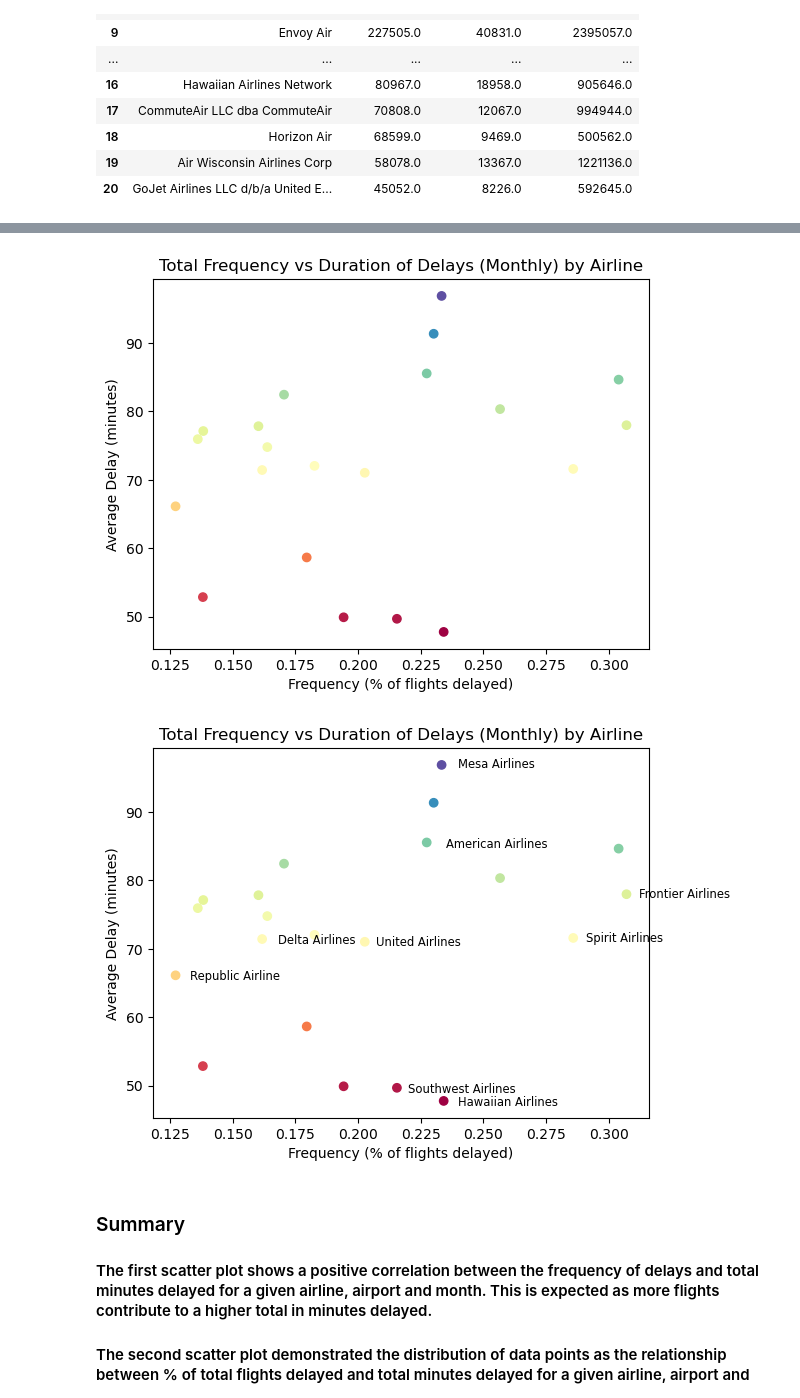
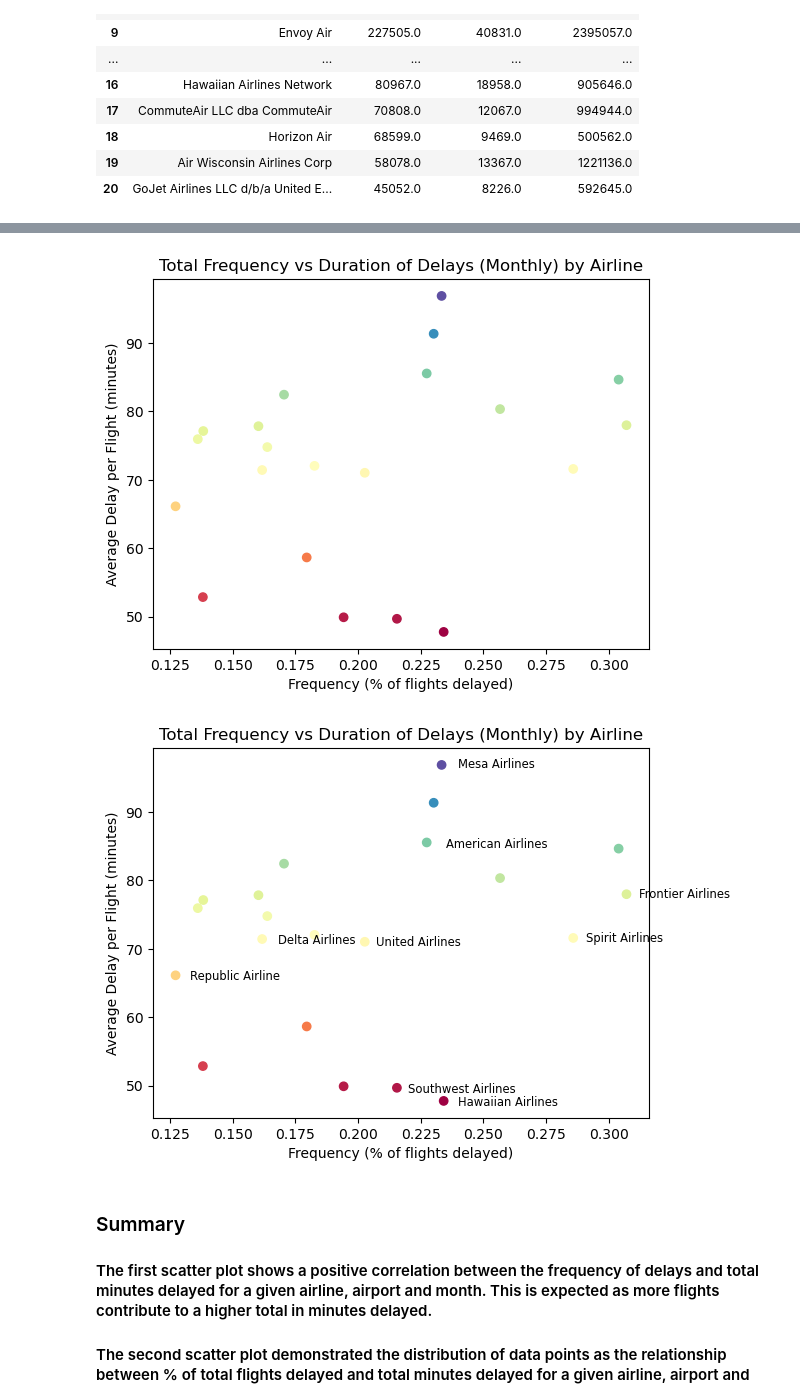
Before and after one commit to elisabethjansen/project3, a Jupyter notebook: Data_exploration_Brittany_T.ipynb, the cells around one changed output, grey strips where cells are left out. Cells and saved outputs as stored; diff of their text form; code cells hidden in the pictures.

Commit message:
added Brittany's analysis and visuals

```diff
--- a/Data_exploration_Brittany_T.ipynb
+++ b/Data_exploration_Brittany_T.ipynb
@@ -216,19 +216,19 @@ rank_time
 # %%
 # Tell matplotlib to create a scatter plot using frequency vs duration where the color of each point is determined by their y value
 
 plt.scatter(airratio, airavemin, marker="o", c=airavemin, cmap='Spectral')
 plt.title("Total Frequency vs Duration of Delays (Monthly) by Airline")
 plt.xlabel("Frequency (% of flights delayed)")
-plt.ylabel("Average Delay (minutes)")
+plt.ylabel("Average Delay per Flight (minutes)")
 plt.show()
 # %% [output]
-[figure, old version]
+[figure, new version]
 # %%
 #annoate key data points
 plt.scatter(airratio, airavemin, marker="o", c=airavemin, cmap='Spectral')
 plt.title("Total Frequency vs Duration of Delays (Monthly) by Airline")
 plt.xlabel("Frequency (% of flights delayed)")
-plt.ylabel("Average Delay (minutes)")
+plt.ylabel("Average Delay per Flight (minutes)")
 
 plt.text(0.225 + 0.015, 47, "Hawaiian Airlines", horizontalalignment='left', size='small', color='black')
 plt.text(0.225 + 0.015, 96.5, "Mesa Airlines", horizontalalignment='left', size='small', color='black')
@@ -241,7 +241,7 @@ plt.text(0.275 + 0.016, 71, "Spirit Airlines", horizontalalignment='left', size=
 plt.text(0.200 + 0.007, 70.5, "United Airlines", horizontalalignment='left', size='small', color='black')
 plt.show()
 # %% [output]
-[figure, old version]
+[figure, new version]
 # %% [markdown]
 ### Summary
 #### The first scatter plot shows a positive correlation between the frequency of delays and total minutes delayed for a given airline, airport and month. This is expected as more flights contribute to a higher total in minutes delayed.
```
Also changed, not shown: parts of 1 cell of this notebook, 3 other files.
